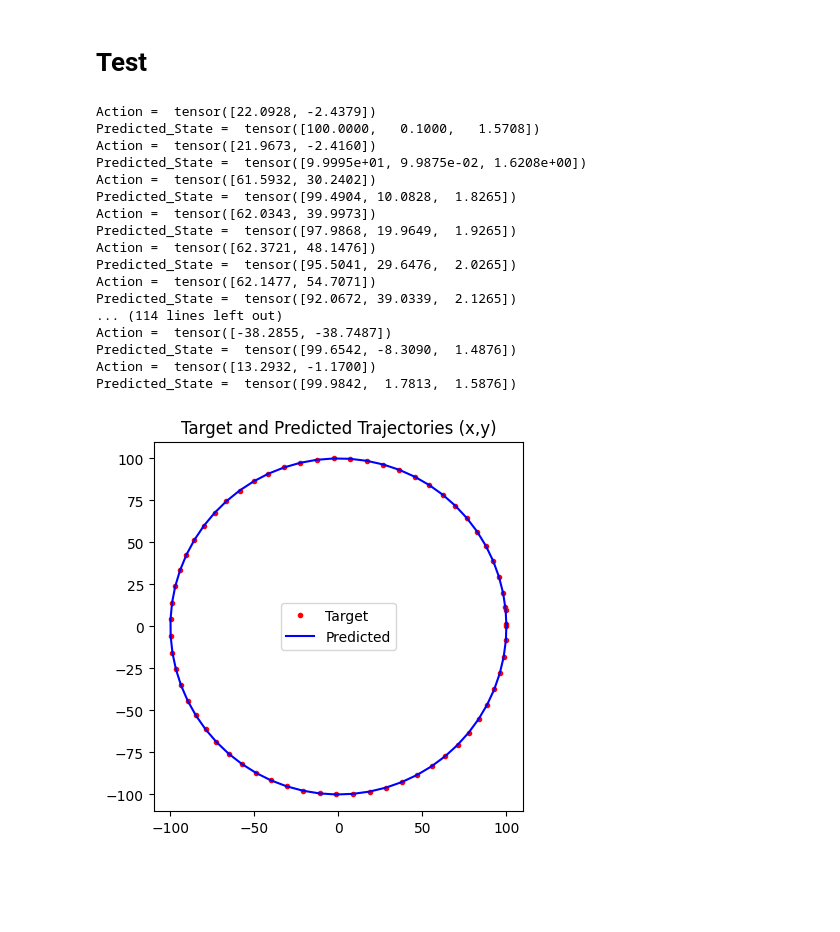
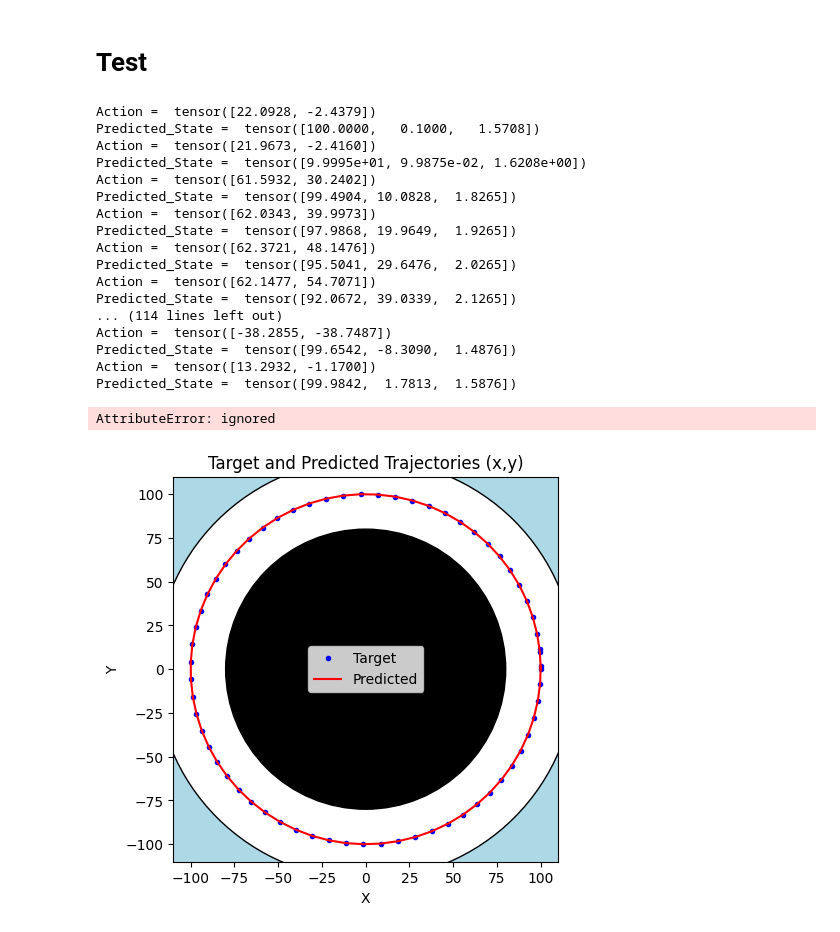
Before and after one commit to pareshrchaudhary/colab, a Jupyter notebook: QLearning.ipynb, the cells around one changed output. Saved outputs shown, nothing was run; the diff lists cells and outputs as text; code cells hidden in the pictures; blank space fills up the shorter version.

```diff
--- a/QLearning.ipynb
+++ b/QLearning.ipynb
@@ -447,38 +447,50 @@ for t in range(NTRAJSTEPS):
     Predicted_State, reward, done  = env.step(state, action, target)
     print("Predicted_State = ", Predicted_State)
     # Add the state to the predicted trajectory
     predicted_trajectory.append(state)
 
     # Update the current state
     state = target[t]
 
 # Convert the predicted trajectory to a tensor
 predicted_trajectory = torch.stack(predicted_trajectory)
 
 # Plot the target and predicted trajectories
-plt.figure()
-plt.plot(target[:, 0], target[:, 1], 'r.', label='Target')
-plt.plot(predicted_trajectory[:, 0], predicted_trajectory[:, 1], 'b', label='Predicted')
-plt.axis('square')
-plt.title('Target and Predicted Trajectories (x,y)')
-plt.legend()
-plt.show()
+fig, ax = plt.subplots(1, 1, figsize=(10, 5))
+ax.set_facecolor('lightblue')
+ax.set_aspect(1)
+
+outer_circle = plt.Circle((0.0, 0.0), 120, facecolor='White', edgecolor='black')
+inner_circle = plt.Circle((0.0, 0.0), 80, facecolor='black', edgecolor='black')
+
+ax.add_artist(outer_circle)
+ax.add_artist(inner_circle)
+
+ax.plot(target[:, 0], target[:, 1], 'b.', label='Target')
+ax.plot(predicted_trajectory[:, 0], predicted_trajectory[:, 1], 'r', label='Predicted')
+ax.axis('square')
+ax.set_xlabel('X')
+ax.set_ylabel('Y')
+ax.set_title('Target and Predicted Trajectories (x,y)')
+ax.legend()
+ax.show()
 # %% [output]
 Action =  tensor([22.0928, -2.4379])
 Predicted_State =  tensor([100.0000,   0.1000,   1.5708])
 Action =  tensor([21.9673, -2.4160])
 Predicted_State =  tensor([9.9995e+01, 9.9875e-02, 1.6208e+00])
 Action =  tensor([61.5932, 30.2402])
 Predicted_State =  tensor([99.4904, 10.0828,  1.8265])
 Action =  tensor([62.0343, 39.9973])
 Predicted_State =  tensor([97.9868, 19.9649,  1.9265])
 Action =  tensor([62.3721, 48.1476])
 Predicted_State =  tensor([95.5041, 29.6476,  2.0265])
 Action =  tensor([62.1477, 54.7071])
 Predicted_State =  tensor([92.0672, 39.0339,  2.1265])
 ... (114 lines left out)
 Action =  tensor([-38.2855, -38.7487])
 Predicted_State =  tensor([99.6542, -8.3090,  1.4876])
 Action =  tensor([13.2932, -1.1700])
 Predicted_State =  tensor([99.9842,  1.7813,  1.5876])
+AttributeError: ignored
-[figure, old version]
+[figure, new version]
```
